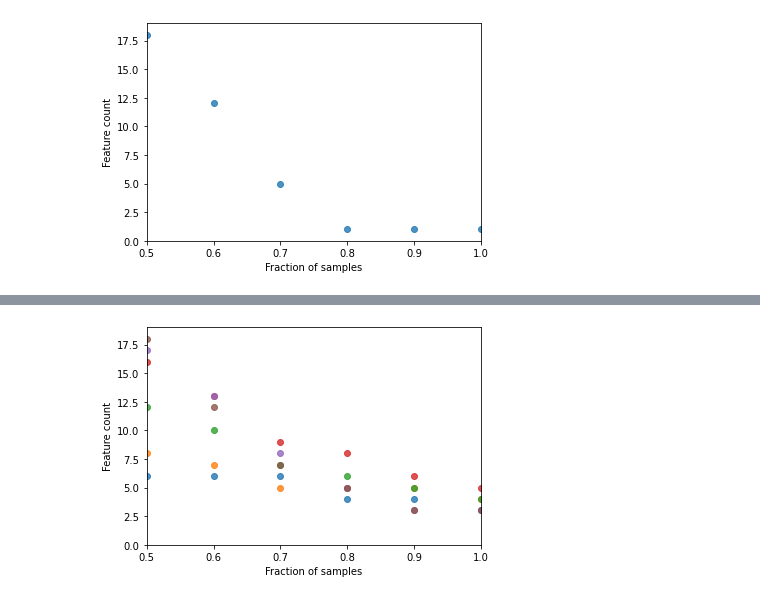
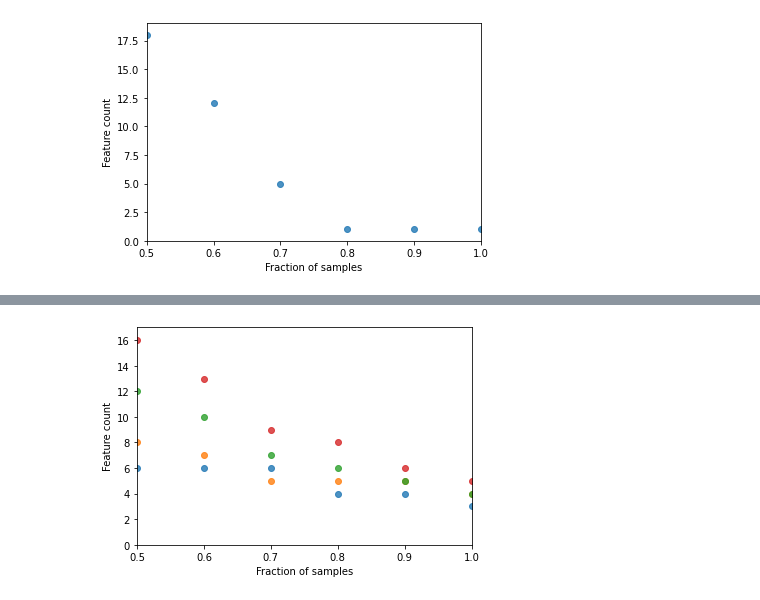
Before and after one commit to nezapajek/proteus-skin-microbiome, a Jupyter notebook: bacteria/04_core-microbiome.ipynb, the cells around one changed output, grey strips where cells are left out. Cells and saved outputs as stored; diff of their text form; code cells hidden in the pictures.

```diff
--- a/bacteria/04_core-microbiome.ipynb
+++ b/bacteria/04_core-microbiome.ipynb
@@ -68,12 +67,12 @@ taxtable[5].view(pd.DataFrame).T
 # %%
 core_microbiome ={}
 
-for level in range(2,8):
+for level in range(2,6):
     result = core_features(
         table = taxtable[level],
         min_fraction = 0.5,
         steps = 6
     )
     core_microbiome[level] = result.visualization
 # %% [output]
-[figure, old version]
+[figure, new version]
```
Also changed, not shown: parts of 2 cells of this notebook, 25 other files.
